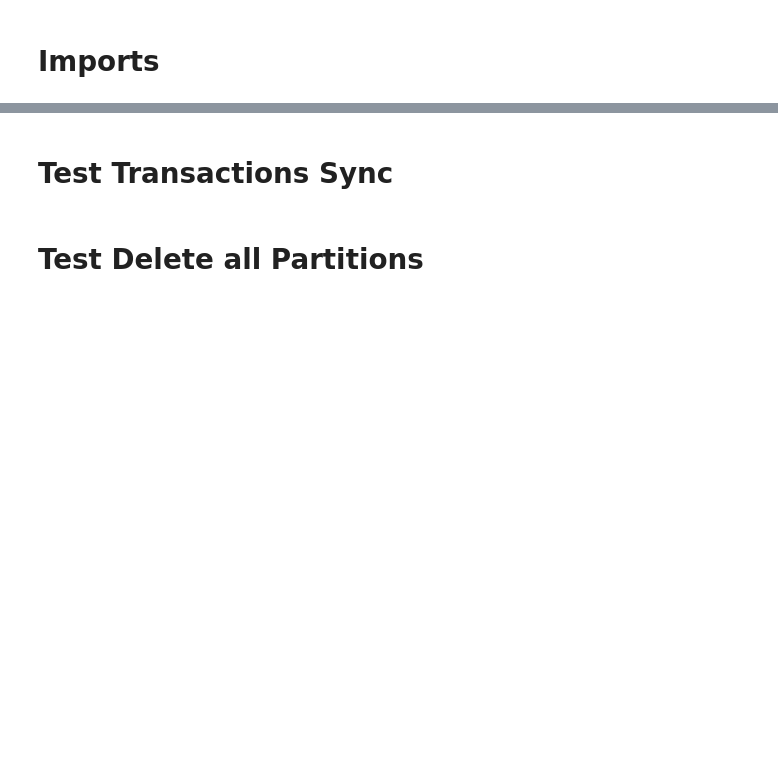
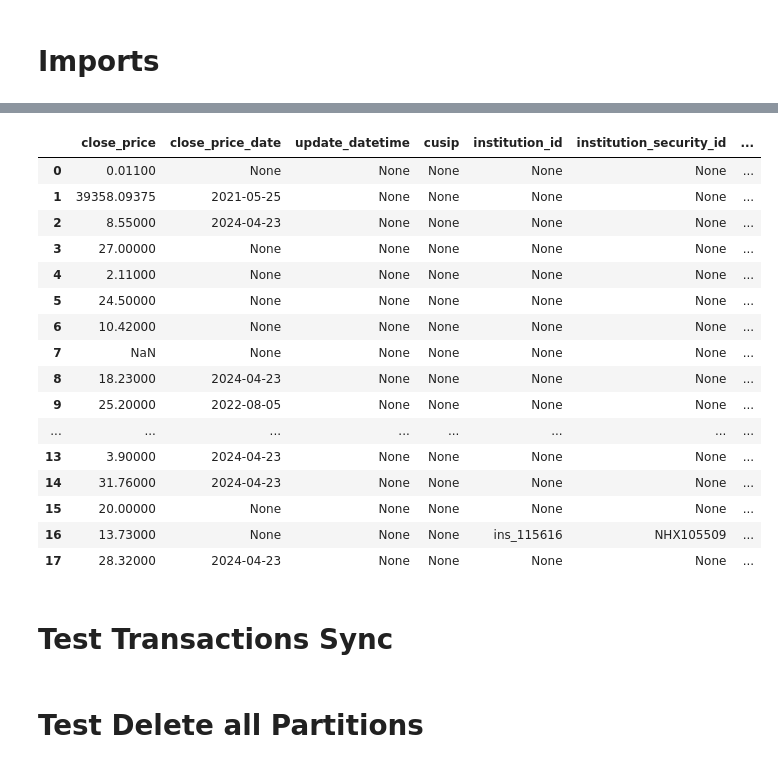
Before and after one commit to zcox10/personal_finance, a Jupyter notebook: notebooks/hello_world_notebook.ipynb, the cells around one changed output, grey strips where cells are left out. Saved outputs shown, nothing was run; the diff lists cells and outputs as text; code cells hidden in the pictures; blank space fills up the shorter version.

Commit message:
Investments class

```diff
--- a/notebooks/hello_world_notebook.ipynb
+++ b/notebooks/hello_world_notebook.ipynb
@@ -7,17 +7,22 @@ import sys
 sys.path.insert(0, "../")
 sys.path.insert(0, "../src")
 # %%
+import time
 import pandas as pd
 from google.cloud import bigquery
 import plaid
+
+from sql.bq_table_schemas import BqTableSchemas
 from utils.bq_utils import BqUtils
+
+# from utils.plaid_utils import PlaidUtils
 from utils.plaid_utils import PlaidUtils
-from sql.bq_table_schemas import BqTableSchemas
-
-pd.set_option("display.max_colwidth", None)
-pd.set_option("display.max_columns", None)
+from utils.plaid_accounts import PlaidAccounts
+from utils.plaid_transactions import PlaidTransactions
+from utils.plaid_investments import PlaidInvestments
 
 
+# constants
 PLAID_CLIENT_ID = "65975384ab670e001c0aaf0d"
 # PLAID_SECRET="56e33c77237c8c9e45f5c066b8b2fa" #production
 PLAID_SECRET = "9294dd5ca4a5c99d90da56640f40e5"  # sandbox
@@ -32,10 +37,21 @@ PLAID_ACCESS_TOKENS = [
     "access-sandbox-f415798a-74af-4e7f-b504-dc075dc5889c",
 ]
 
-
+# initialize clients
 bq_client = bigquery.Client()
 bq = BqUtils(bq_client=bq_client)
-plaid_init = PlaidUtils(bq_client, PLAID_CLIENT_ID, PLAID_SECRET, PLAID_HOST)
+plaid_client = PlaidUtils(bq_client, PLAID_CLIENT_ID, PLAID_SECRET, PLAID_HOST)
+plaid_accounts = PlaidAccounts(bq_client, plaid_client)
+plaid_transactions = PlaidTransactions(bq_client, plaid_client)
+plaid_investments = PlaidInvestments(bq_client, plaid_client)
 bq_tables = BqTableSchemas()
 
-plaid_cursors_bq = bq_tables.plaid_cursors_YYYYMMDD()
+pd.set_option("display.max_colwidth", None)
+pd.set_option("display.max_columns", None)
+# %%
+access_tokens = plaid_client.get_access_tokens(products=["investments"])
+access_token = access_tokens["access_token"][0]
+# %%
+# investments_json = plaid_investments.get_investments(access_token=access_token)
+
+holdings_df, securities_df = plaid_investments.get_investments_final(access_token)
@@ -42,3 +74,23 @@ plaid_cursors_bq = bq_tables.plaid_cursors_YYYYMMDD()
+# %%
+securities_df
+# %% [output]
+|  | close_price | close_price_date | update_datetime | cusip | institution_id | institution_security_id | ... |
+| 0 | 0.01100 | None | None | None | None | None | ... |
+| 1 | 39358.09375 | 2021-05-25 | None | None | None | None | ... |
+| 2 | 8.55000 | 2024-04-23 | None | None | None | None | ... |
+| 3 | 27.00000 | None | None | None | None | None | ... |
+| 4 | 2.11000 | None | None | None | None | None | ... |
+| 5 | 24.50000 | None | None | None | None | None | ... |
+| 6 | 10.42000 | None | None | None | None | None | ... |
+| 7 | NaN | None | None | None | None | None | ... |
+| 8 | 18.23000 | 2024-04-23 | None | None | None | None | ... |
+| 9 | 25.20000 | 2022-08-05 | None | None | None | None | ... |
+| ... | ... | ... | ... | ... | ... | ... | ... |
+| 13 | 3.90000 | 2024-04-23 | None | None | None | None | ... |
+| 14 | 31.76000 | 2024-04-23 | None | None | None | None | ... |
+| 15 | 20.00000 | None | None | None | None | None | ... |
+| 16 | 13.73000 | None | None | None | ins_115616 | NHX105509 | ... |
+| 17 | 28.32000 | 2024-04-23 | None | None | None | None | ... |
 # %% [markdown]
 # Test Transactions Sync
 # %%
```
Also changed, not shown: parts of 3 cells of this notebook, 8 other files.
